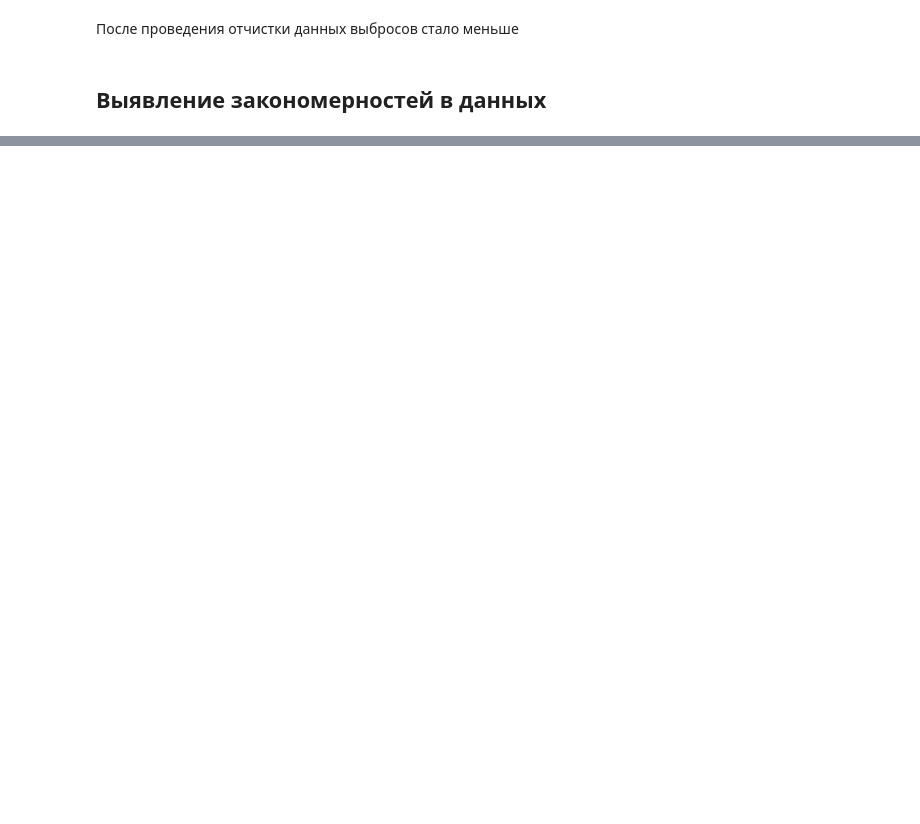
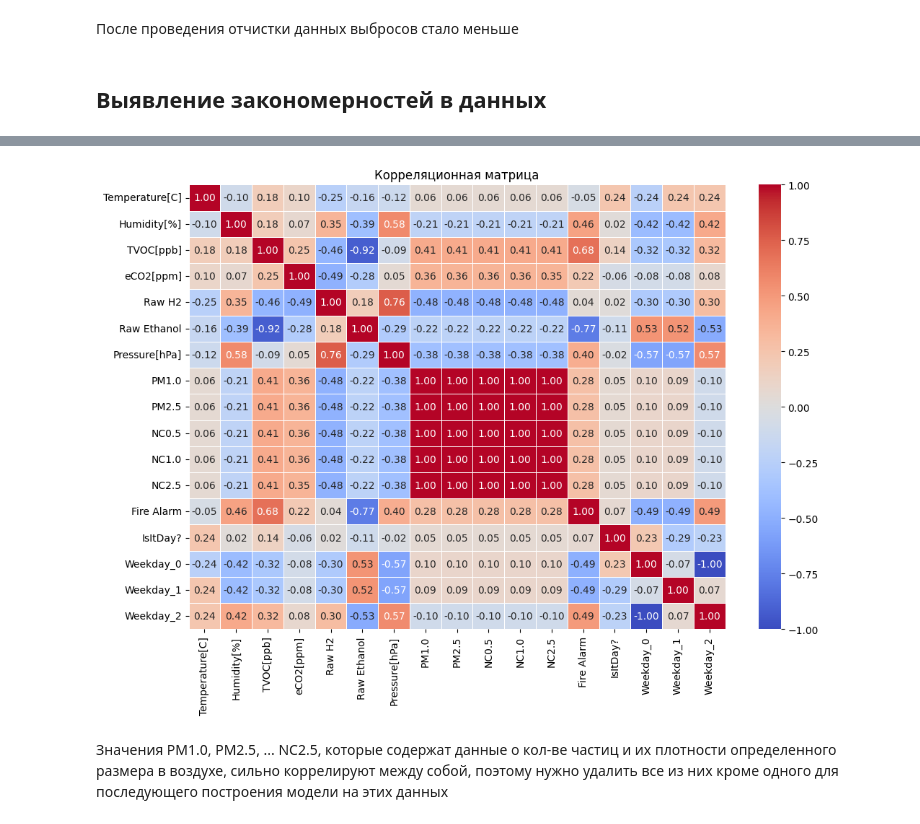
Before and after one commit to smnk-1/ML-studying, a Jupyter notebook: notebooks/SmokeDetectorEDA.ipynb, the cells around one changed output, grey strips where cells are left out. Saved outputs shown, nothing was run; the diff lists cells and outputs as text; code cells hidden in the pictures; blank space fills up the shorter version.

```diff
--- a/notebooks/SmokeDetectorEDA.ipynb
+++ b/notebooks/SmokeDetectorEDA.ipynb
@@ -266,0 +271,9 @@ plt.show()
+# %%
+plt.figure(figsize=(12, 8))
+sns.heatmap(data.corr(), annot=True, fmt=".2f", cmap="coolwarm", linewidths=0.5)
+plt.title("Корреляционная матрица")
+plt.show()
+# %% [output]
+[figure, added]
+# %% [markdown]
+Значения PM1.0, PM2.5, ... NC2.5, которые содержат данные о кол-ве частиц и их плотности определенного размера в воздухе, сильно коррелируют между собой, поэтому нужно удалить все из них кроме одного для последующего построения модели на этих данных
```
Also changed, not shown: parts of 15 cells of this notebook.
